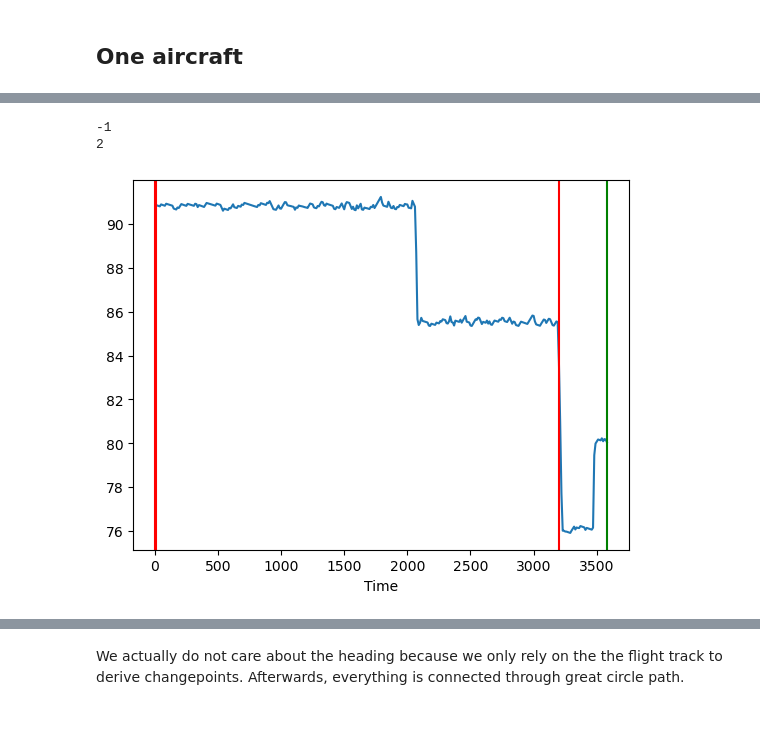
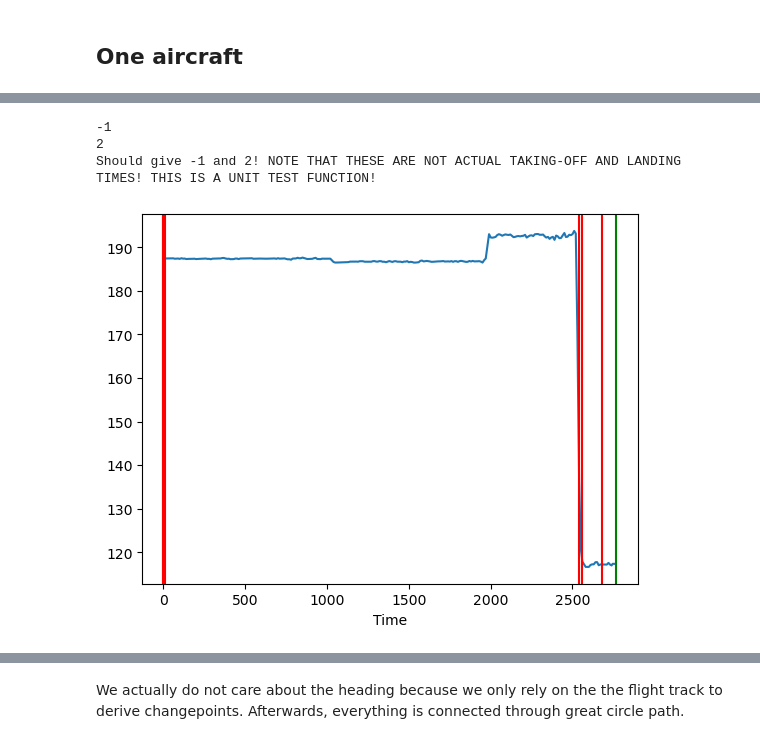
Before and after one commit to thinhhoang95/XFD, a Jupyter notebook: flow-detection/get_turn.ipynb, the cells around one changed output, grey strips where cells are left out. Drawn from its saved outputs; the diff is of its cells as text; code cells hidden in the pictures.

```diff
--- a/flow-detection/get_turn.ipynb
+++ b/flow-detection/get_turn.ipynb
@@ -5,7 +5,7 @@
 import pandas as pd
 import numpy as np
 # %%
-df = pd.read_csv('../data/osstate/extracted/states_2022-01-03-01.csv.gz', compression='gzip')
+df = pd.read_csv('../data/osstate/extracted/states_2022-04-04-00.csv.gz', compression='gzip')
 df.head()
 # %% [output]
 |  | time | icao24 | lat | lon | velocity | heading | vertrate | callsign | onground | alert | spi | ... |
@@ -39,7 +44,8 @@ Number of unique idents: 9442
 ## One aircraft
 # %%
 # Get the first ident
-ident = 'UAL672_a94b29' # idents[3]
+ident = 'BCS55G_4520c4' # this is a good ident to use for testing
+ident = 'SOP7116_4bb463'
 df_ident = df[df['ident'] == ident]
 df_ident.head()
 # %% [output]
@@ -55,15 +76,22 @@ from geo.drift_compensation import get_track_drift_rate
 # %%
 # Plot the heading (actually flight track) of the aircraft with time
 rlastposupdate = df_ident['lastposupdate'].values - df_ident['lastposupdate'].min()
-hdg = df_ident['heading'].values
-vel = df_ident['velocity'].values / 1000 # km/s
-lat = df_ident['lat'].values
-lon = df_ident['lon'].values
-alt = df_ident['geoaltitude'].values
-vrate = df_ident['vertrate'].values
+hdg = forward_fill(df_ident['heading'].values)
+vel = forward_fill(df_ident['velocity'].values) / 1000 # km/s
+lat = forward_fill(df_ident['lat'].values)
+lon = forward_fill(df_ident['lon'].values)
+alt = forward_fill(df_ident['geoaltitude'].values)
+vrate = forward_fill(df_ident['vertrate'].values)
 plt.figure(figsize=(3,3))
 plt.plot(rlastposupdate, hdg)
 plt.xlabel('Time')
 plt.ylabel('Heading')
 plt.title(f'Heading of {ident}')
+
+# Plot the geoaltitude of the aircraft with time
+plt.figure(figsize=(3,3))
+plt.plot(rlastposupdate, alt)
+plt.xlabel('Time')
+plt.ylabel('Altitude')
+plt.title(f'Altitude of {ident}')
 # %% [output]
@@ -106,4 +135,6 @@ plt.tight_layout()
 # %%
+
+
 def take_off_detection(alt: np.ndarray, thr: float = 500) -> int:
     """
     Detects the time step when the aircraft takes off based on altitude data.
@@ -148,12 +179,15 @@ def landing_detection(alt: np.ndarray, thr: float = 500) -> int:
         return -1
     return t_landing[0] + 1 # Return the time step when the aircraft takes off
 
-# Test the functions
+# UNIT TEST the functions
+# Note this is not related to the flight we are testing, just to make sure the functions work
 print(take_off_detection(np.array([700, 600, 500, 400, 200, 100, 0])))
 print(landing_detection(np.array([700, 600, 500, 400, 200, 100, 0])))
+print('Should give -1 and 2! NOTE THAT THESE ARE NOT ACTUAL TAKING-OFF AND LANDING TIMES! THIS IS A UNIT TEST FUNCTION!')
 # %% [output]
 -1
 2
+Should give -1 and 2! NOTE THAT THESE ARE NOT ACTUAL TAKING-OFF AND LANDING TIMES! THIS IS A UNIT TEST FUNCTION!
 # %%
 # Get changepoints in the heading
 from changepy import pelt
@@ -166,6 +200,8 @@ changepoints = pelt(normal_mean(hdg_compensated, 1), len(hdg_compensated))
 tp_lat = []
 tp_lon = []
 tp_time = []
+tp_vel = []
+tp_alt = []
 
 # Detection of takeoffs
 t_takeoff = take_off_detection(alt)
@@ -177,35 +213,52 @@ if t_landing != -1:
     # Delete all the changepoints after the aircraft landed
     changepoints = changepoints[changepoints <= t_landing]
     flight_not_landed_yet = False
 else:
     changepoints = np.append(changepoints, len(hdg_compensated)-1)
 
 if t_takeoff != -1:
     changepoints = np.insert(changepoints, 0, t_takeoff)
     # Delete all the changepoints before the aircraft took off
     changepoints = changepoints[changepoints >= t_takeoff]
 
-for i in range(len(changepoints)-1):
+for i in range(len(changepoints)):
     tp_lat.append(lat[changepoints[i]])
     tp_lon.append(lon[changepoints[i]])
     tp_time.append(rlastposupdate[changepoints[i]])
+    tp_vel.append(vel[changepoints[i]])
+    tp_alt.append(alt[changepoints[i]])
 
     # if i == 0:
     #     tp_from_hdg.append(np.mean(hdg_compensated[:changepoints[i]]))
     # else:
     #     tp_from_hdg.append(np.mean(hdg_compensated[changepoints[i-1]:changepoints[i]]))
     # tp_to_hdg.append(np.mean(hdg_compensated[changepoints[i]:changepoints[i+1]]))
+
+# The beginning and the end of the flight are also changepoints
+tp_lat.insert(0, lat[0])
+tp_lon.insert(0, lon[0])
+tp_time.insert(0, rlastposupdate[0])
+tp_vel.insert(0, vel[0])
+tp_alt.insert(0, alt[0])
+changepoints = np.insert(changepoints, 0, 0)
+
+tp_lat.append(lat[-1])
+tp_lon.append(lon[-1])
+tp_time.append(rlastposupdate[-1])
+tp_vel.append(vel[-1])
+tp_alt.append(alt[-1])
+changepoints = np.append(changepoints, len(hdg_compensated)-1)
 
 # Plot the changepoints
 plt.plot(rlastposupdate[1:], hdg_compensated[1:])
 for i, cp in enumerate(changepoints):
     if i == len(changepoints)-1:
         plt.axvline(x=rlastposupdate[cp], color='g')
     else:
         plt.axvline(x=rlastposupdate[cp], color='r')
     plt.xlabel('Time')
 # %% [output]
-[figure, old version]
+[figure, new version]
 # %%
 # Merge changepoints that are too close to each other
 i = 0
```
Also changed, not shown: parts of 15 cells of this notebook, 11 other files.
